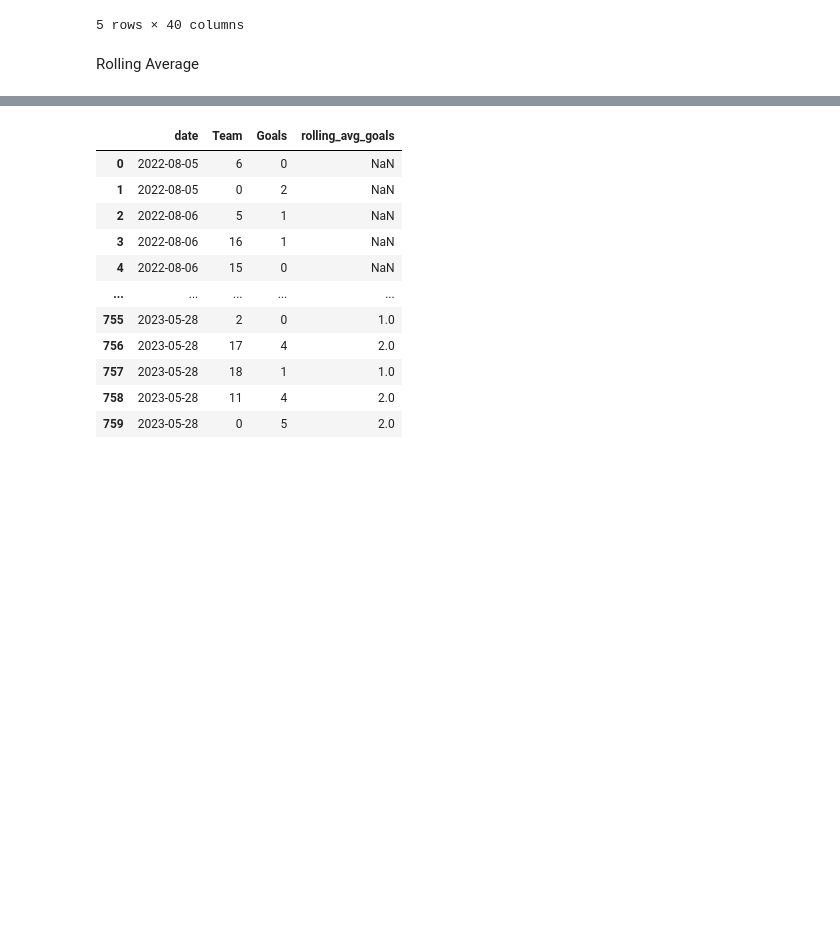
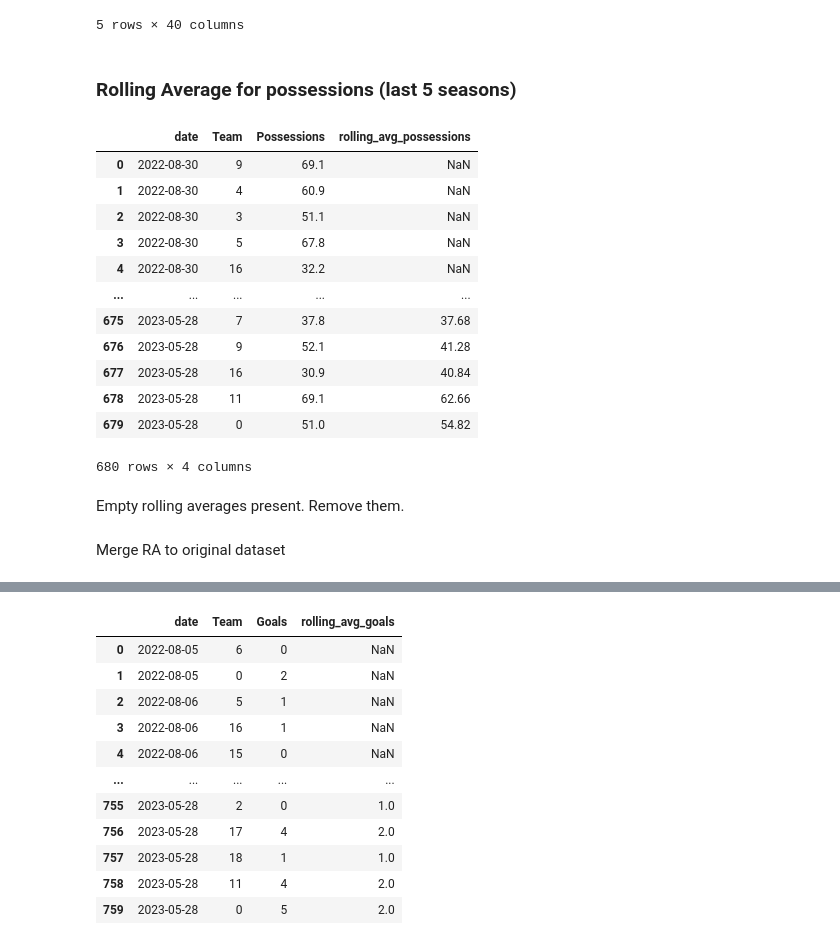
Before and after one commit to Snkiha/Premier-League-Win-Prediction, a Jupyter notebook: premierLeague_LogR.ipynb, the cells around one changed output, grey strips where cells are left out. Saved outputs shown, nothing was run; the diff lists cells and outputs as text; code cells hidden in the pictures; blank space fills up the shorter version.

```diff
--- a/premierLeague_LogR.ipynb
+++ b/premierLeague_LogR.ipynb
@@ -161,5 +161,17 @@ df.head()
 | 3 | 2023-05-28 | 5 | 1 | 14 | 1 | 64.4 | 35.6 | 22 | ... |
 | 4 | 2023-05-28 | 6 | 1 | 15 | 1 | 66.0 | 34.0 | 15 | ... |
 5 rows × 40 columns
-# %% [markdown]
-Rolling Average
+# %% [markdown]
+### Rolling Average for possessions (last 5 seasons)
+# %%
+# Home Team data
+home = df[['date', 'Home Team', 'home_possessions']].copy()
+home.columns = ['date', 'Team', 'Possessions']
+
+# Away Team data
+away = df[['date', 'Away Team', 'away_possessions']].copy()
+away.columns = ['date', 'Team', 'Possessions']
+
+team_df = pd.concat([home, away])
+# %%
+team_df = team_df.sort_values(by = 'date')
@@ -165,0 +189,20 @@ Rolling Average
+# %%
+team_df
+# %% [output]
+|  | date | Team | Possessions | rolling_avg_possessions |
+| 0 | 2022-08-30 | 9 | 69.1 | NaN |
+| 1 | 2022-08-30 | 4 | 60.9 | NaN |
+| 2 | 2022-08-30 | 3 | 51.1 | NaN |
+| 3 | 2022-08-30 | 5 | 67.8 | NaN |
+| 4 | 2022-08-30 | 16 | 32.2 | NaN |
+| ... | ... | ... | ... | ... |
+| 675 | 2023-05-28 | 7 | 37.8 | 37.68 |
+| 676 | 2023-05-28 | 9 | 52.1 | 41.28 |
+| 677 | 2023-05-28 | 16 | 30.9 | 40.84 |
+| 678 | 2023-05-28 | 11 | 69.1 | 62.66 |
+| 679 | 2023-05-28 | 0 | 51.0 | 54.82 |
+680 rows × 4 columns
+# %% [markdown]
+Empty rolling averages present. Remove them.
+# %% [markdown]
+Merge RA to original dataset
```
Also changed, not shown: parts of 16 cells of this notebook.
